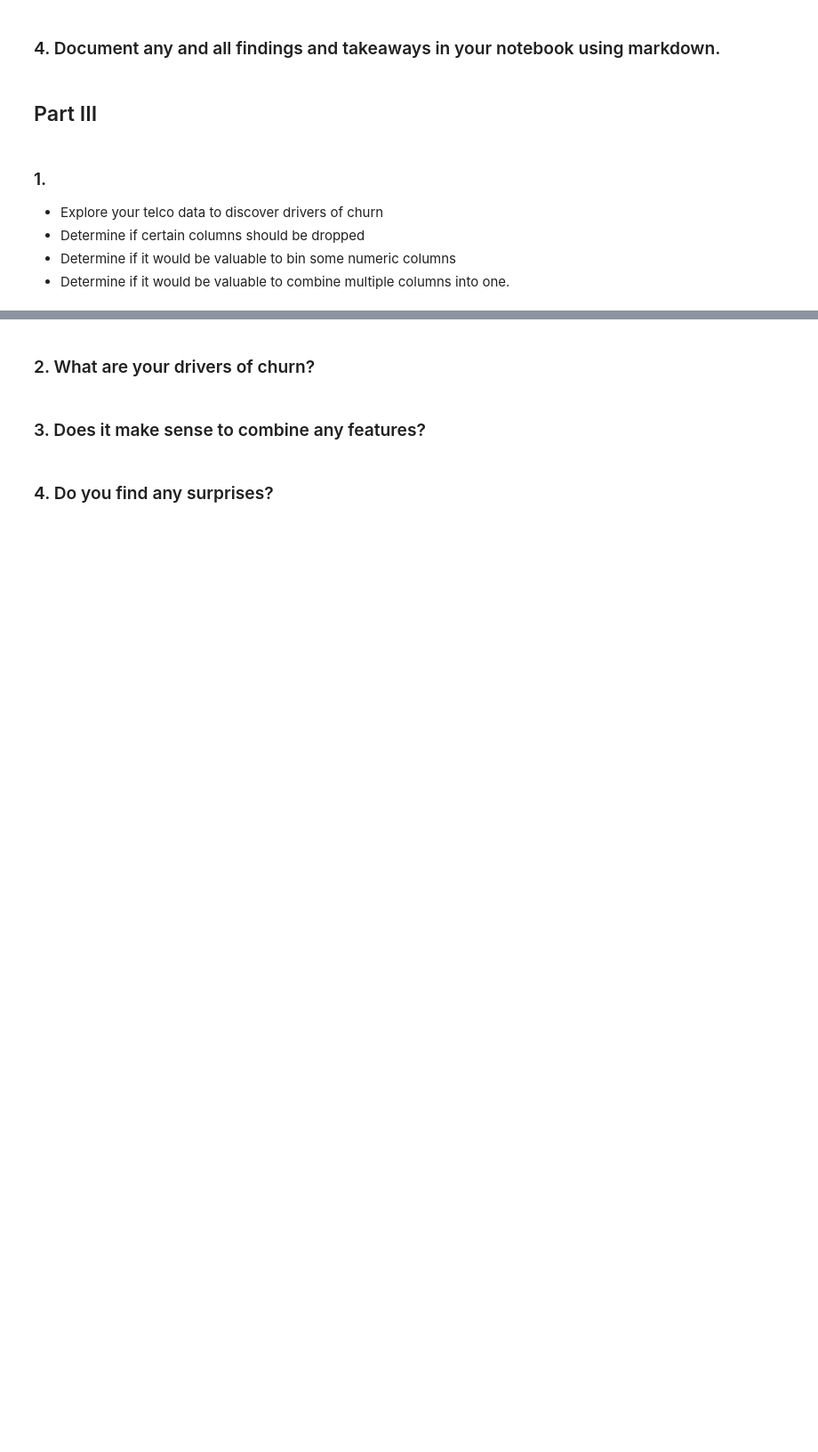
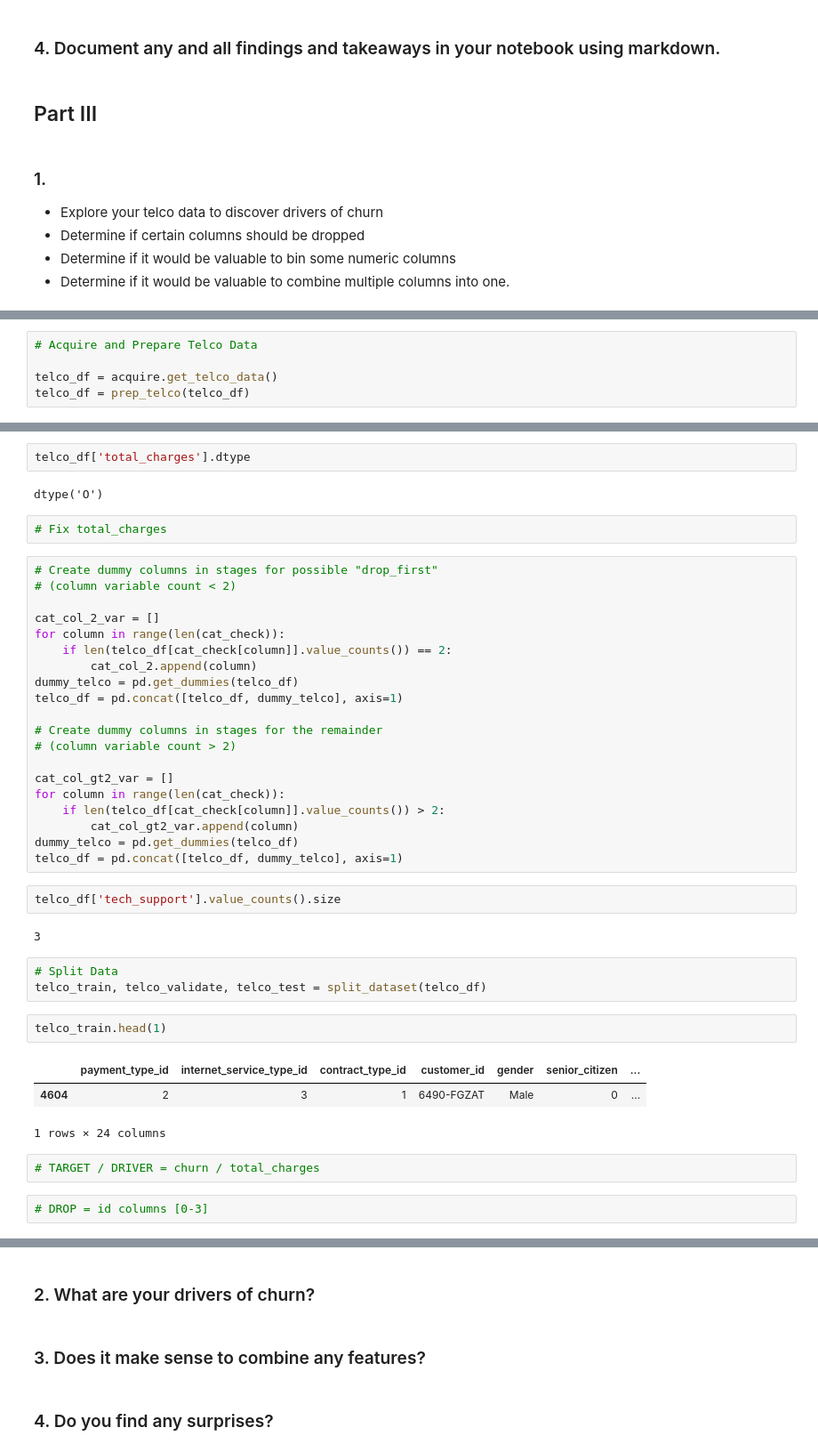
Before and after one commit to manuelparra1/classification-exercises, a Jupyter notebook: classification_exercises.ipynb, the cells around one changed output, grey strips where cells are left out. Shown at 89% size. Saved outputs shown, nothing was run; the diff lists cells and outputs as text; blank space fills up the shorter version.

```diff
--- a/classification_exercises.ipynb
+++ b/classification_exercises.ipynb
@@ -1085,0 +1164,5 @@ plt.show()
+# %%
+# Acquire and Prepare Telco Data
+
+telco_df = acquire.get_telco_data()
+telco_df = prep_telco(telco_df)
@@ -1085,0 +1192,43 @@ plt.show()
+# %%
+telco_df['total_charges'].dtype
+# %% [output]
+dtype('O')
+# %%
+# Fix total_charges
+# %%
+# Create dummy columns in stages for possible "drop_first"
+# (column variable count < 2)
+
+cat_col_2_var = []
+for column in range(len(cat_check)):
+    if len(telco_df[cat_check[column]].value_counts()) == 2:
+        cat_col_2.append(column)
+dummy_telco = pd.get_dummies(telco_df)
+telco_df = pd.concat([telco_df, dummy_telco], axis=1)
+
+# Create dummy columns in stages for the remainder
+# (column variable count > 2)
+
+cat_col_gt2_var = []
+for column in range(len(cat_check)):
+    if len(telco_df[cat_check[column]].value_counts()) > 2:
+        cat_col_gt2_var.append(column)
+dummy_telco = pd.get_dummies(telco_df)
+telco_df = pd.concat([telco_df, dummy_telco], axis=1)
+# %%
+telco_df['tech_support'].value_counts().size
+# %% [output]
+3
+# %%
+# Split Data
+telco_train, telco_validate, telco_test = split_dataset(telco_df)
+# %%
+telco_train.head(1)
+# %% [output]
+|  | payment_type_id | internet_service_type_id | contract_type_id | customer_id | gender | senior_citizen | ... |
+| 4604 | 2 | 3 | 1 | 6490-FGZAT | Male | 0 | ... |
+1 rows × 24 columns
+# %%
+# TARGET / DRIVER = churn / total_charges
+# %%
+# DROP = id columns [0-3]
```
Also changed, not shown: parts of 26 cells of this notebook.
